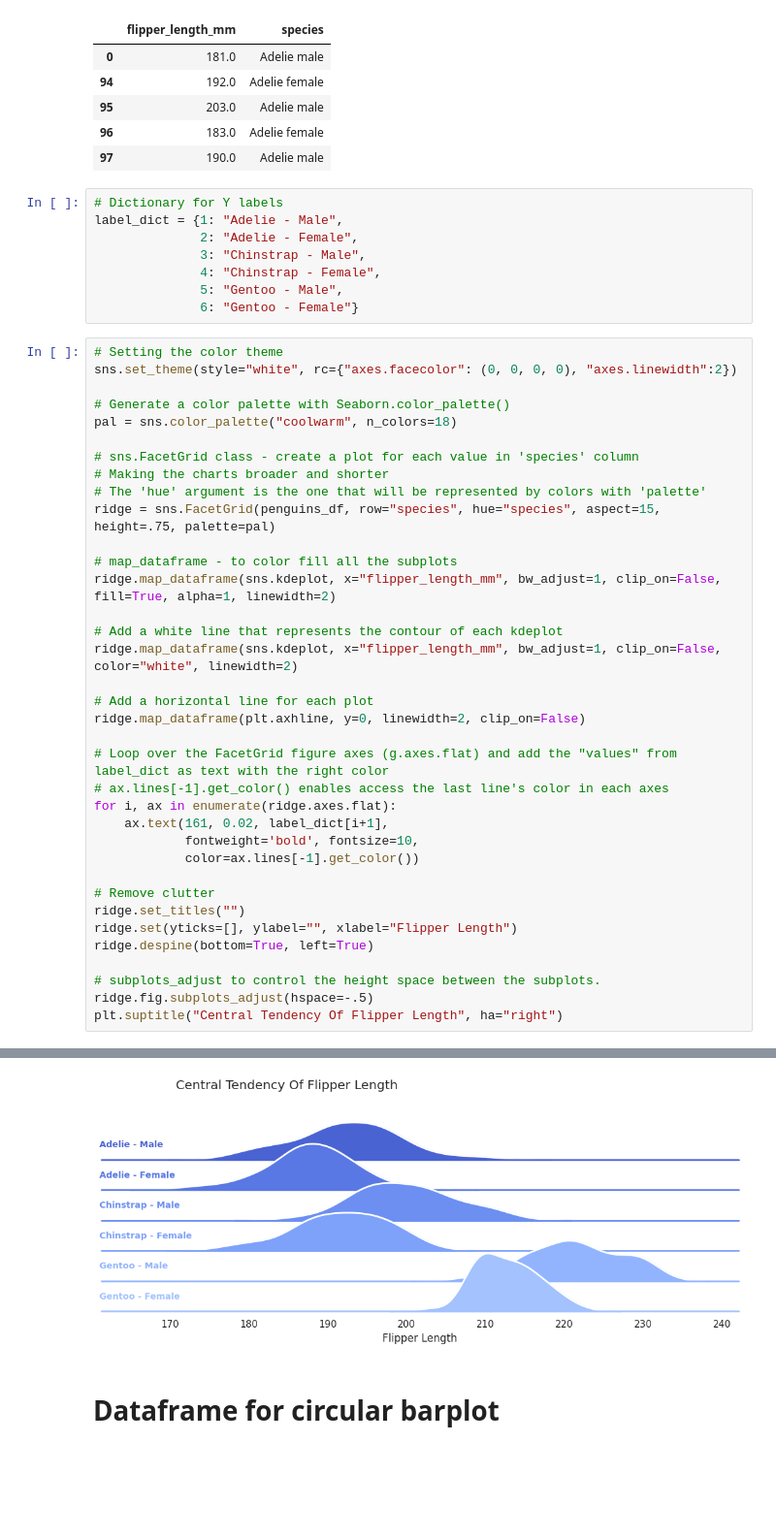
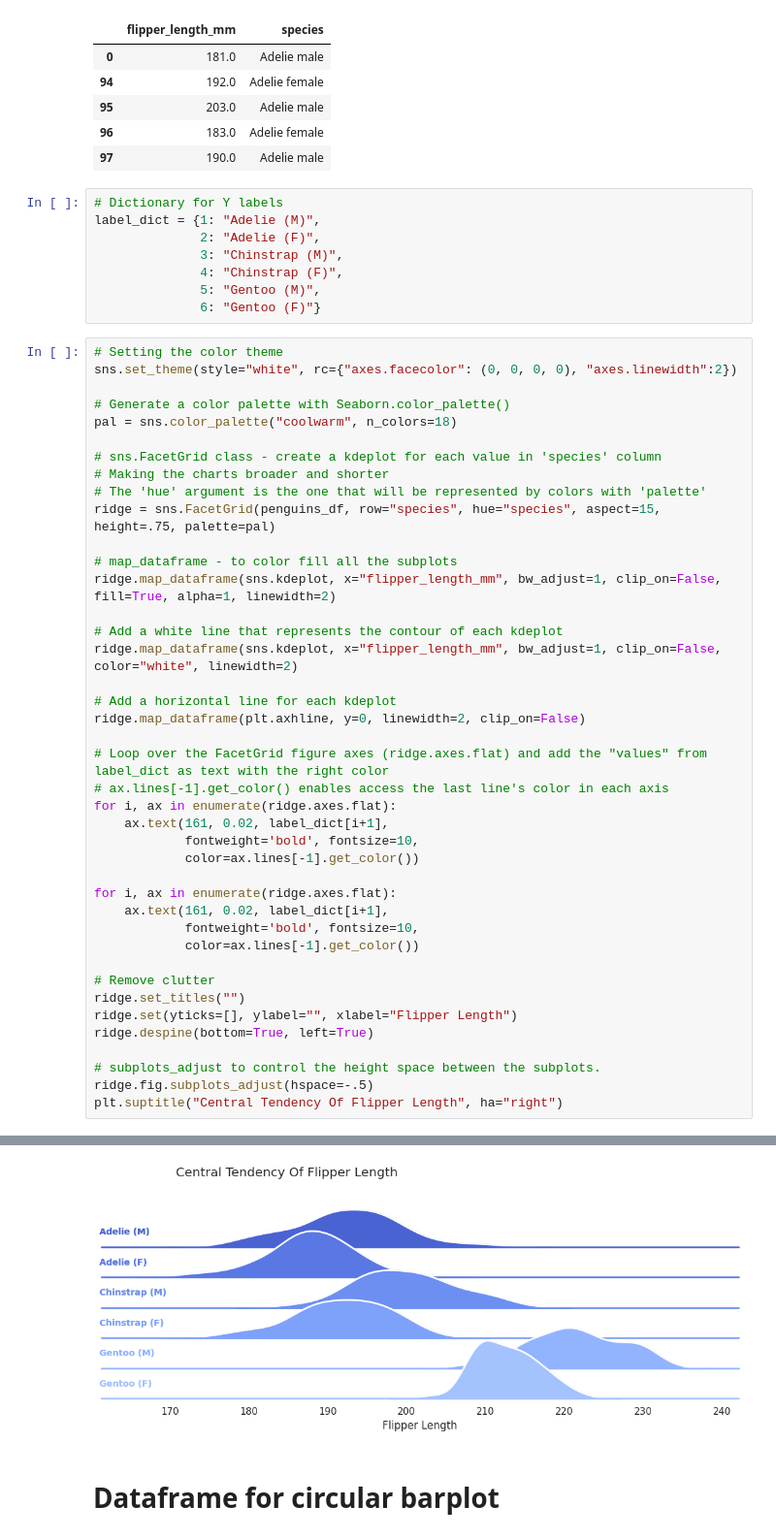
Before and after one commit to tanchu-git/penguins-python-visualization, a Jupyter notebook: penguins_visualization.ipynb, the cells around one changed output, grey strips where cells are left out. Shown at 97% size. Cells and saved outputs as stored; diff of their text form; blank space fills up the shorter version.

```diff
--- a/penguins_visualization.ipynb
+++ b/penguins_visualization.ipynb
@@ -126,12 +126,12 @@ penguins_df.head(5)
 | 97 | 190.0 | Adelie male |
 # %%
 # Dictionary for Y labels
-label_dict = {1: "Adelie - Male",
-              2: "Adelie - Female",
-              3: "Chinstrap - Male",
-              4: "Chinstrap - Female",
-              5: "Gentoo - Male",
-              6: "Gentoo - Female"}
+label_dict = {1: "Adelie (M)",
+              2: "Adelie (F)",
+              3: "Chinstrap (M)",
+              4: "Chinstrap (F)",
+              5: "Gentoo (M)",
+              6: "Gentoo (F)"}
 # %%
 # Setting the color theme
 sns.set_theme(style="white", rc={"axes.facecolor": (0, 0, 0, 0), "axes.linewidth":2})
@@ -139,38 +139,43 @@ sns.set_theme(style="white", rc={"axes.facecolor": (0, 0, 0, 0), "axes.linewidth
 # Generate a color palette with Seaborn.color_palette()
 pal = sns.color_palette("coolwarm", n_colors=18)
 
-# sns.FacetGrid class - create a plot for each value in 'species' column
+# sns.FacetGrid class - create a kdeplot for each value in 'species' column
 # Making the charts broader and shorter
 # The 'hue' argument is the one that will be represented by colors with 'palette'
 ridge = sns.FacetGrid(penguins_df, row="species", hue="species", aspect=15, height=.75, palette=pal)
 
 # map_dataframe - to color fill all the subplots
 ridge.map_dataframe(sns.kdeplot, x="flipper_length_mm", bw_adjust=1, clip_on=False, fill=True, alpha=1, linewidth=2)
 
 # Add a white line that represents the contour of each kdeplot
 ridge.map_dataframe(sns.kdeplot, x="flipper_length_mm", bw_adjust=1, clip_on=False, color="white", linewidth=2)
 
-# Add a horizontal line for each plot
+# Add a horizontal line for each kdeplot
 ridge.map_dataframe(plt.axhline, y=0, linewidth=2, clip_on=False)
 
-# Loop over the FacetGrid figure axes (g.axes.flat) and add the "values" from label_dict as text with the right color
-# ax.lines[-1].get_color() enables access the last line's color in each axes
+# Loop over the FacetGrid figure axes (ridge.axes.flat) and add the "values" from label_dict as text with the right color
+# ax.lines[-1].get_color() enables access the last line's color in each axis
+for i, ax in enumerate(ridge.axes.flat):
+    ax.text(161, 0.02, label_dict[i+1],
+            fontweight='bold', fontsize=10,
+            color=ax.lines[-1].get_color())
+
 for i, ax in enumerate(ridge.axes.flat):
     ax.text(161, 0.02, label_dict[i+1],
             fontweight='bold', fontsize=10,
             color=ax.lines[-1].get_color())
 
 # Remove clutter
 ridge.set_titles("")
 ridge.set(yticks=[], ylabel="", xlabel="Flipper Length")
 ridge.despine(bottom=True, left=True)
 
 # subplots_adjust to control the height space between the subplots.
 ridge.fig.subplots_adjust(hspace=-.5)
 plt.suptitle("Central Tendency Of Flipper Length", ha="right")
 # %% [output]
 Text(0.5, 0.98, 'Central Tendency Of Flipper Length')
-[figure, old version]
+[figure, new version]
 # %% [markdown]
 # Dataframe for circular barplot
 # %%
```
Also changed, not shown: parts of 6 cells of this notebook.
